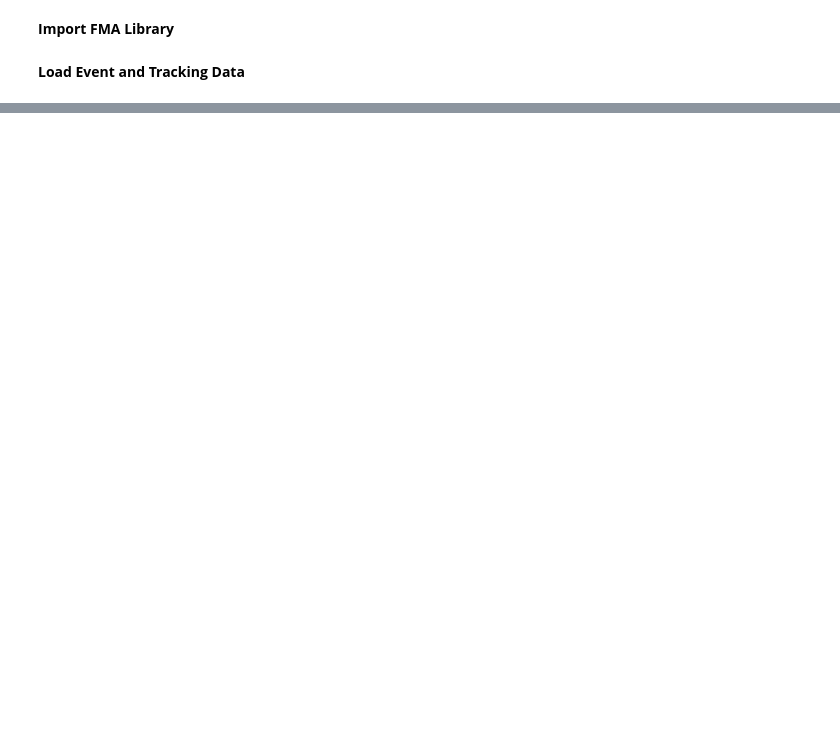
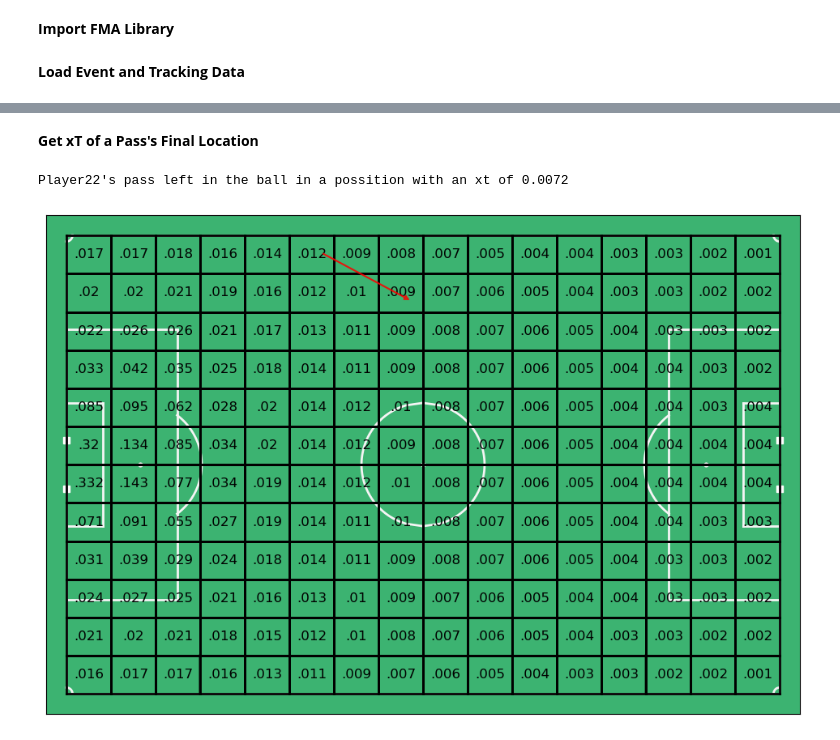
Before and after one commit to JohnComonitski/FMATutorials, a Jupyter notebook: spatial_analysis/4 xt.ipynb, the cells around one changed output, grey strips where cells are left out. Saved outputs shown, nothing was run; the diff lists cells and outputs as text; code cells hidden in the pictures; blank space fills up the shorter version.

```diff
--- a/spatial_analysis/4 xt.ipynb
+++ b/spatial_analysis/4 xt.ipynb
@@ -41,0 +42,3 @@ Reading team: away
+# %%
+plot = Plot()
+plot.draw_xt()
@@ -41,0 +48,18 @@ Reading team: away
+# %% [markdown]
+**Get xT of a Pass's Final Location**
+# %%
+# Get a Pass
+passes = match.get_events("PASS")
+p = passes.iloc[11]
+
+# Get Pass's Ending Location
+start = (p["End X"], p["End Y"])
+
+# Get xT of Passes Endling Location
+xt = get_xt(start)
+print(f"{p["From"]}'s pass left in the ball in a possition with an xt of {xt}")
+
+plot.draw_event(p)
+# %% [output]
+Player22's pass left in the ball in a possition with an xt of 0.0072
+[figure, added]
```
Also changed, not shown: parts of 10 cells of this notebook, 1 other file.
